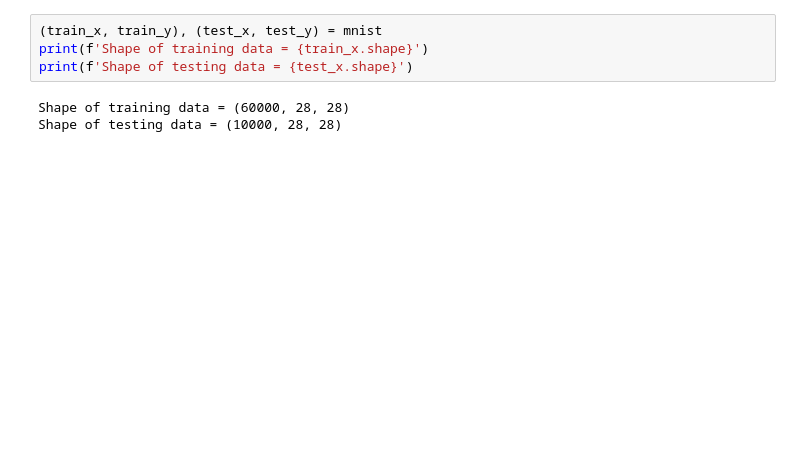
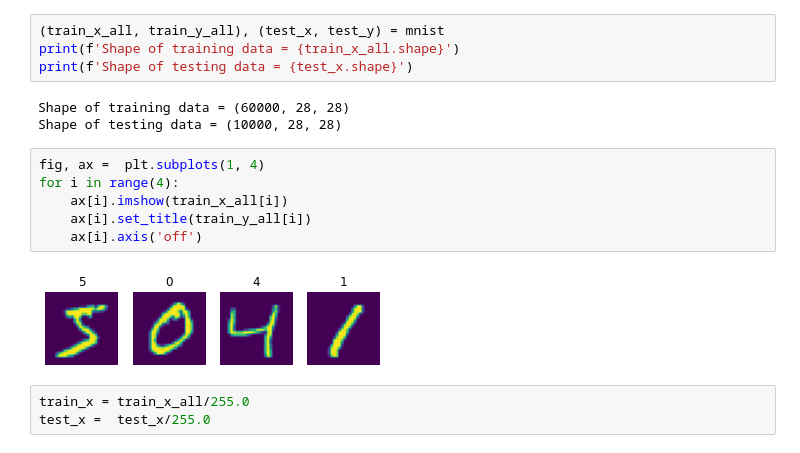
Before and after one commit to vajay84/NN, a Jupyter notebook: MNIST_dnn.ipynb, the cells around one changed output. Cells and saved outputs as stored; diff of their text form; blank space fills up the shorter version.

```diff
--- a/MNIST_dnn.ipynb
+++ b/MNIST_dnn.ipynb
@@ -18,7 +18,18 @@ Downloading data from https://storage.googleapis.com/tensorflow/tf-keras-dataset
 # %%
-(train_x, train_y), (test_x, test_y) = mnist
-print(f'Shape of training data = {train_x.shape}')
+(train_x_all, train_y_all), (test_x, test_y) = mnist
+print(f'Shape of training data = {train_x_all.shape}')
 print(f'Shape of testing data = {test_x.shape}')
 # %% [output]
 Shape of training data = (60000, 28, 28)
 Shape of testing data = (10000, 28, 28)
+# %%
+fig, ax =  plt.subplots(1, 4)
+for i in range(4):
+    ax[i].imshow(train_x_all[i])
+    ax[i].set_title(train_y_all[i])
+    ax[i].axis('off')
+# %% [output]
+[figure, added]
+# %%
+train_x = train_x_all/255.0
+test_x =  test_x/255.0
```
Also changed, not shown: parts of 5 cells of this notebook.
